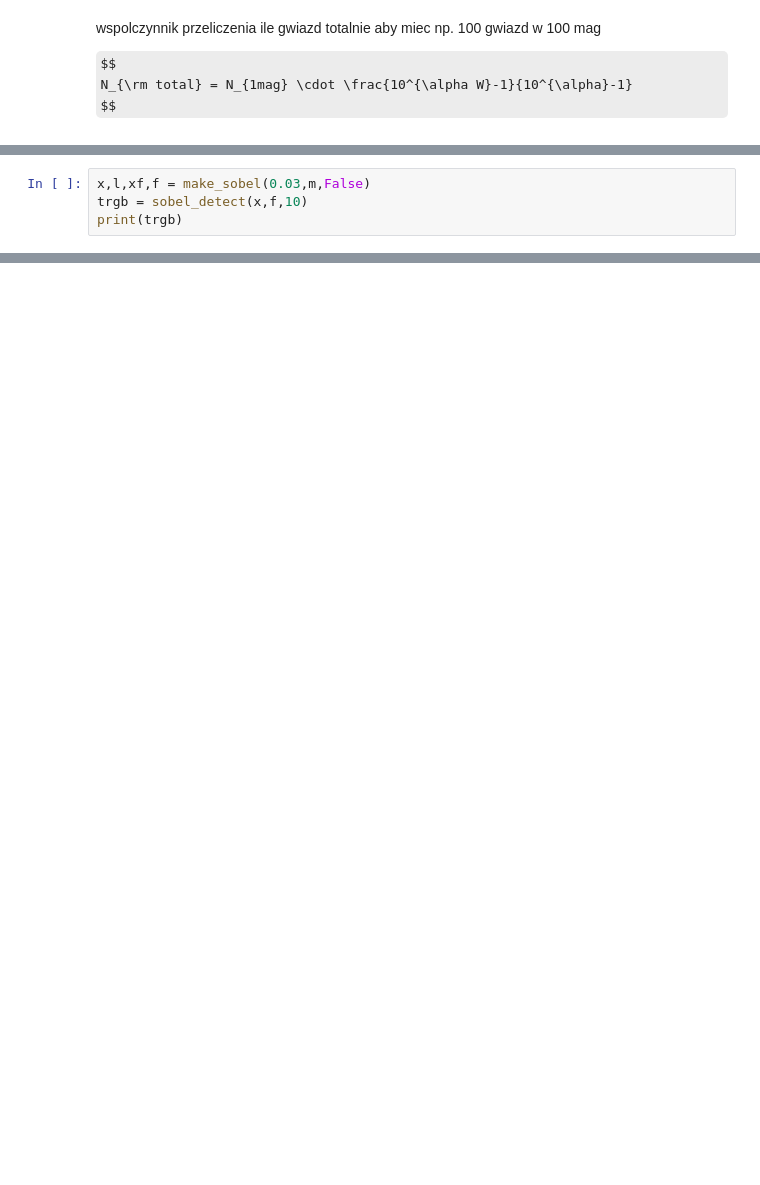
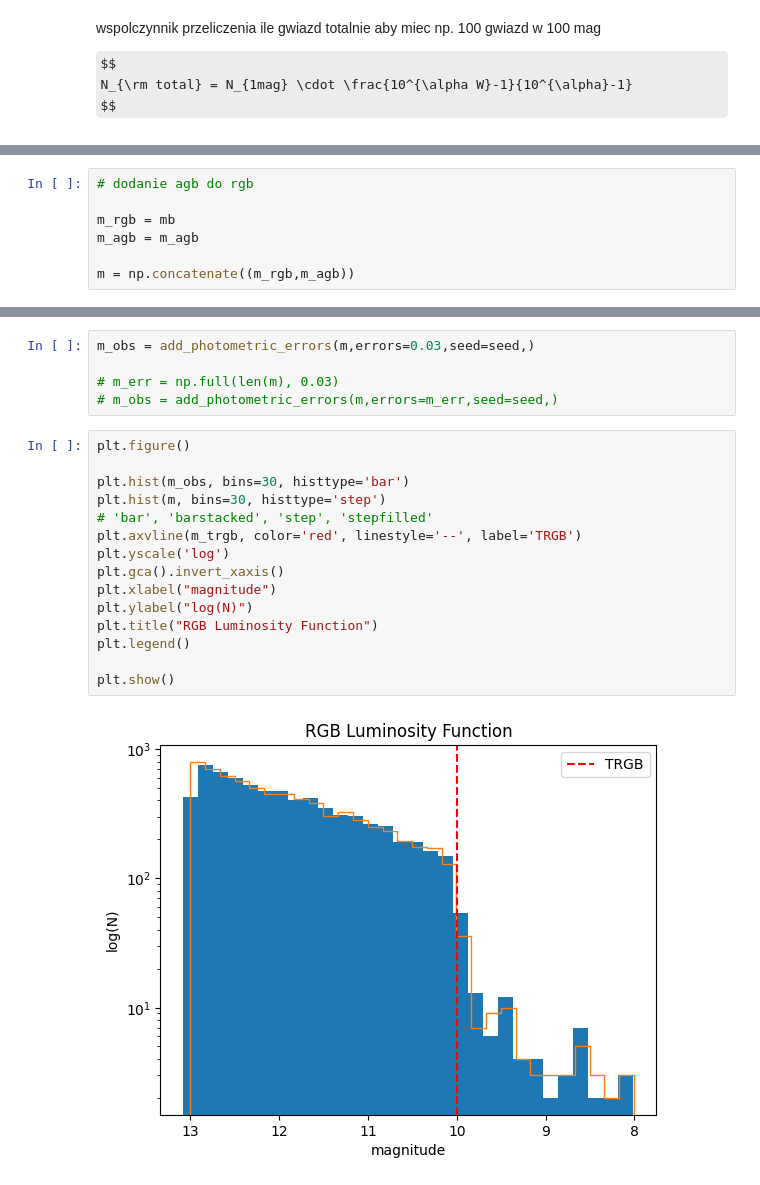
Before and after one commit to astromg/mglab, a Jupyter notebook: trgb/lf.ipynb, the cells around one changed output, grey strips where cells are left out. Saved outputs shown, nothing was run; the diff lists cells and outputs as text; some formulas as TeX source; blank space fills up the shorter version.

```diff
--- a/trgb/lf.ipynb
+++ b/trgb/lf.ipynb
@@ -465,4 +49,0 @@ def sobel_detect(x,sobel,trgb0):
-# %%
-x,l,xf,f = make_sobel(0.03,m,False)
-trgb = sobel_detect(x,f,10)
-print(trgb)
@@ -809,0 +475,7 @@ plt.show()
+# %%
+# dodanie agb do rgb
+
+m_rgb = mb
+m_agb = m_agb
+
+m = np.concatenate((m_rgb,m_agb))
@@ -809,0 +540,22 @@ plt.show()
+# %%
+m_obs = add_photometric_errors(m,errors=0.03,seed=seed,)
+
+# m_err = np.full(len(m), 0.03)
+# m_obs = add_photometric_errors(m,errors=m_err,seed=seed,)
+# %%
+plt.figure()
+
+plt.hist(m_obs, bins=30, histtype='bar')
+plt.hist(m, bins=30, histtype='step')
+# 'bar', 'barstacked', 'step', 'stepfilled'
+plt.axvline(m_trgb, color='red', linestyle='--', label='TRGB')
+plt.yscale('log')
+plt.gca().invert_xaxis()
+plt.xlabel("magnitude")
+plt.ylabel("log(N)")
+plt.title("RGB Luminosity Function")
+plt.legend()
+
+plt.show()
+# %% [output]
+[figure, added]
```
Also changed, not shown: parts of 40 cells of this notebook, 9 other files.
